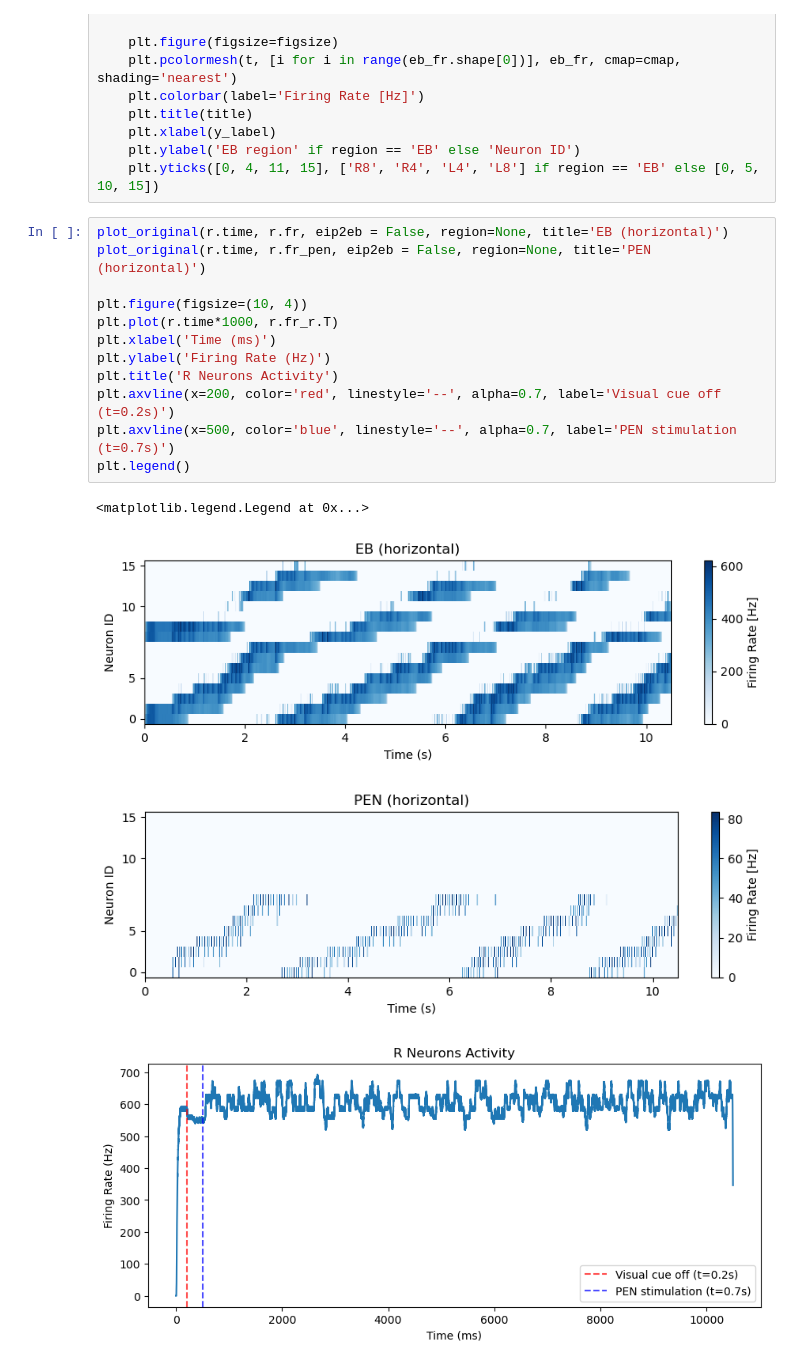
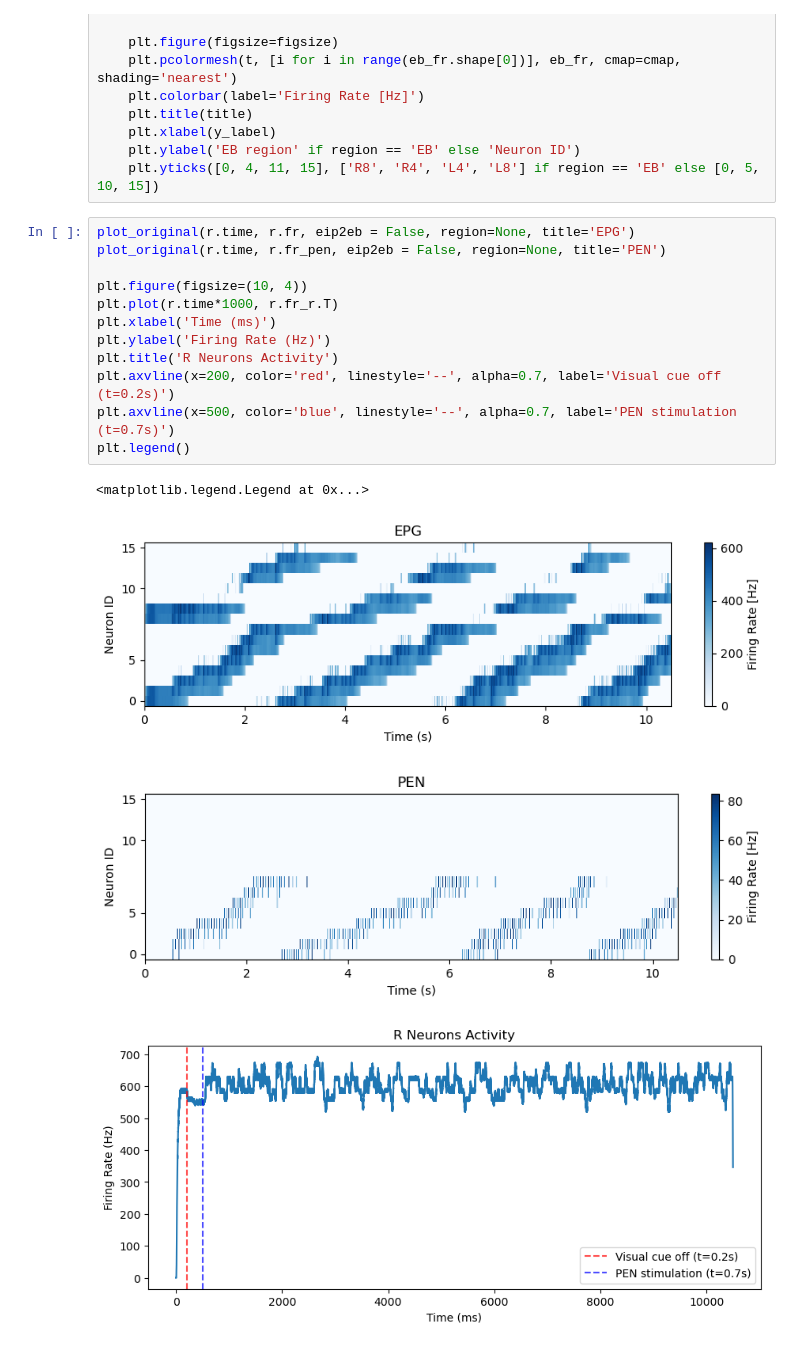
Before and after one commit to pan825/RE16, a Jupyter notebook: 1D/test.ipynb, the cells around one changed output. Drawn from its saved outputs; the diff is of its cells as text.

Commit message:
Update test notebook to reflect changes in plot titles and execution counts for EPG and PEN visualizations; enhance clarity and consistency in code structure.

```diff
--- a/1D/test.ipynb
+++ b/1D/test.ipynb
@@ -92,19 +92,19 @@ def plot_original(t, fr, title=None, file_name=None, region='EB', y_label='Time
     plt.ylabel('EB region' if region == 'EB' else 'Neuron ID')
     plt.yticks([0, 4, 11, 15], ['R8', 'R4', 'L4', 'L8'] if region == 'EB' else [0, 5, 10, 15])
 # %%
-plot_original(r.time, r.fr, eip2eb = False, region=None, title='EB (horizontal)')
-plot_original(r.time, r.fr_pen, eip2eb = False, region=None, title='PEN (horizontal)')
+plot_original(r.time, r.fr, eip2eb = False, region=None, title='EPG')
+plot_original(r.time, r.fr_pen, eip2eb = False, region=None, title='PEN')
 
 plt.figure(figsize=(10, 4))
 plt.plot(r.time*1000, r.fr_r.T)
 plt.xlabel('Time (ms)')
 plt.ylabel('Firing Rate (Hz)')
 plt.title('R Neurons Activity')
 plt.axvline(x=200, color='red', linestyle='--', alpha=0.7, label='Visual cue off (t=0.2s)')
 plt.axvline(x=500, color='blue', linestyle='--', alpha=0.7, label='PEN stimulation (t=0.7s)')
 plt.legend()
 # %% [output]
 <matplotlib.legend.Legend at 0x...>
-[figure, old version]
+[figure, new version]
-[figure, old version]
+[figure, new version]
 [figure]
```
